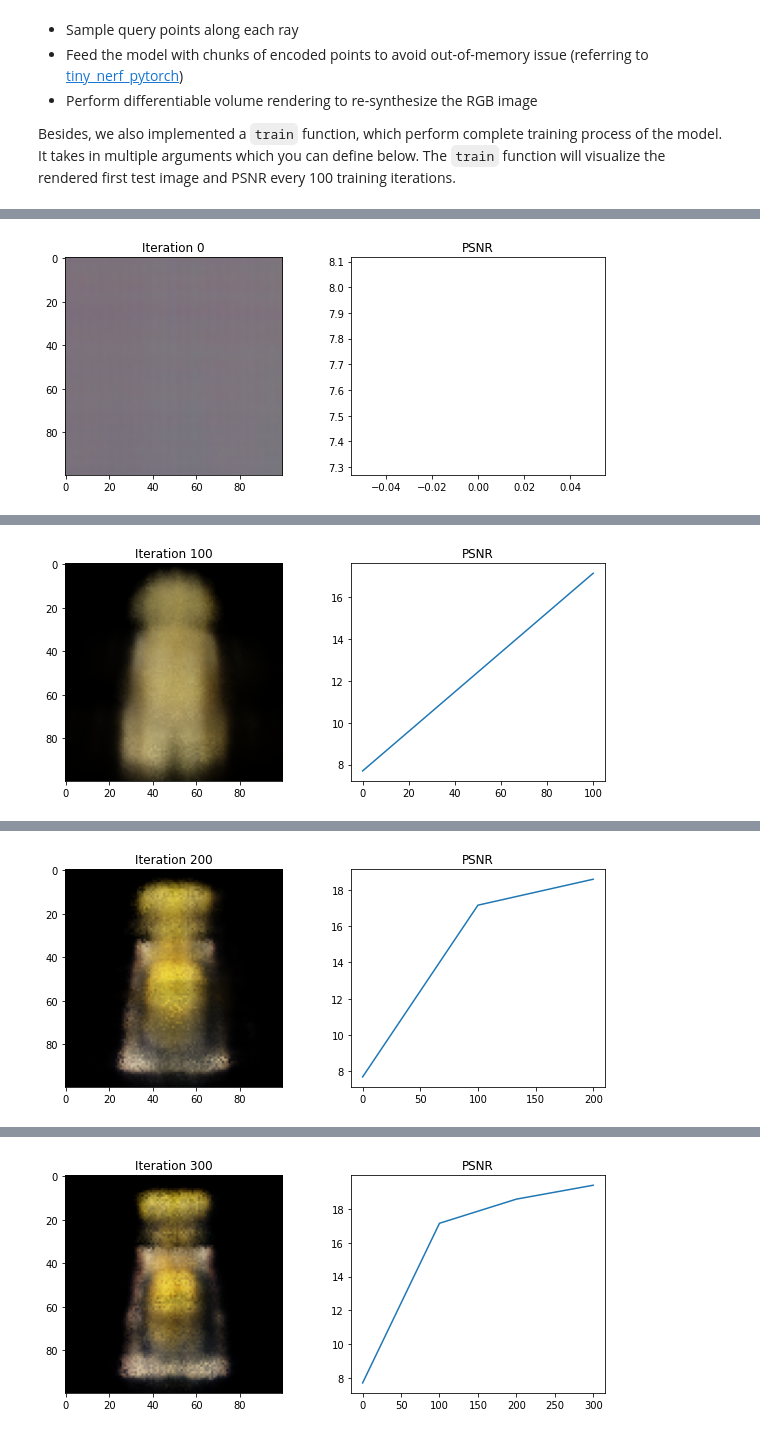
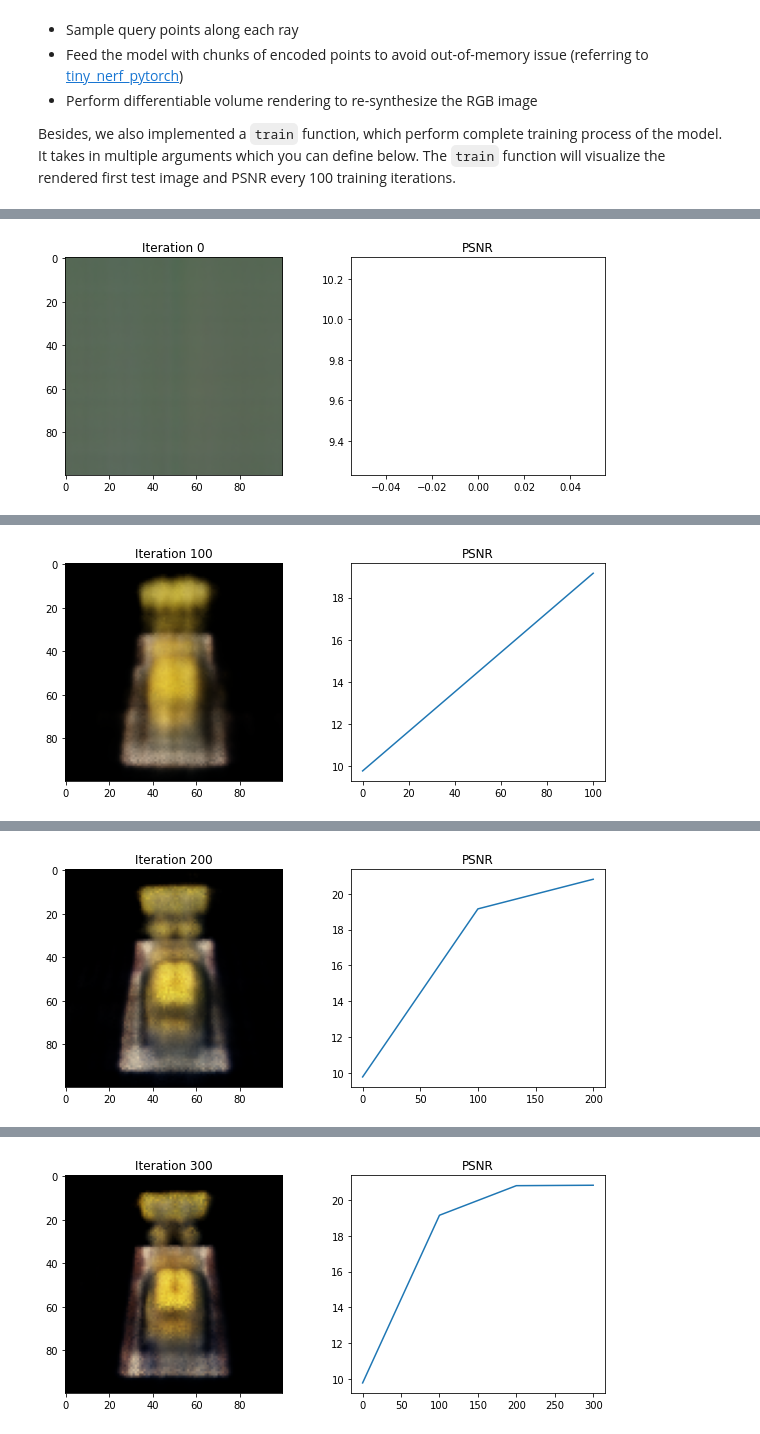
Before and after one commit to beimingli0626/tinyNeRF, a Jupyter notebook: NeRF.ipynb, the cells around one changed output, grey strips where cells are left out. Drawn from its saved outputs; the diff is of its cells as text; code cells hidden in the pictures.

```diff
--- a/NeRF.ipynb
+++ b/NeRF.ipynb
@@ -232,6 +232,7 @@ To perform one iteration of training, we implemented a function called `tinynerf
 Besides, we also implemented a `train` function, which perform complete training process of the model. It takes in multiple arguments which you can define below. The `train` function will visualize the rendered first test image and PSNR every 100 training iterations.
 # %%
 from NeRF import train
+from NeRF import tinynerf_step_forward
 
 # Near and far clipping distance
 near_point = 2
@@ -244,11 +245,11 @@ encoder = lambda x: positional_encoding(x, include_input=include_input, freq=fre
 enc_dim = (include_input + 2 *freq) * 3
 
 # Define a tinynerf model, feel free to change the `fc_dim`
-model = TinyNeRF(enc_dim, fc_dim=128)
+model = TinyNeRF(enc_dim, fc_dim=256)
 model.cuda()
 
 # Number of depth samples along each ray.
-num_depth_samples_per_ray = 32
+num_depth_samples_per_ray = 64
 
 num_iters = 1000
 train(images, poses, hwf, i_split, near_point,
@@ -259 +260 @@ Loss: 0.17009307444095612
-[figure, old version]
+[figure, new version]
@@ -261 +262 @@ Loss: 0.01925194449722767
-[figure, old version]
+[figure, new version]
@@ -263 +264 @@ Loss: 0.013851232826709747
-[figure, old version]
+[figure, new version]
@@ -265 +266 @@ Loss: 0.011457136832177639
-[figure, old version]
+[figure, new version]
```
Also changed, not shown: parts of 8 cells of this notebook, 1 other file.
